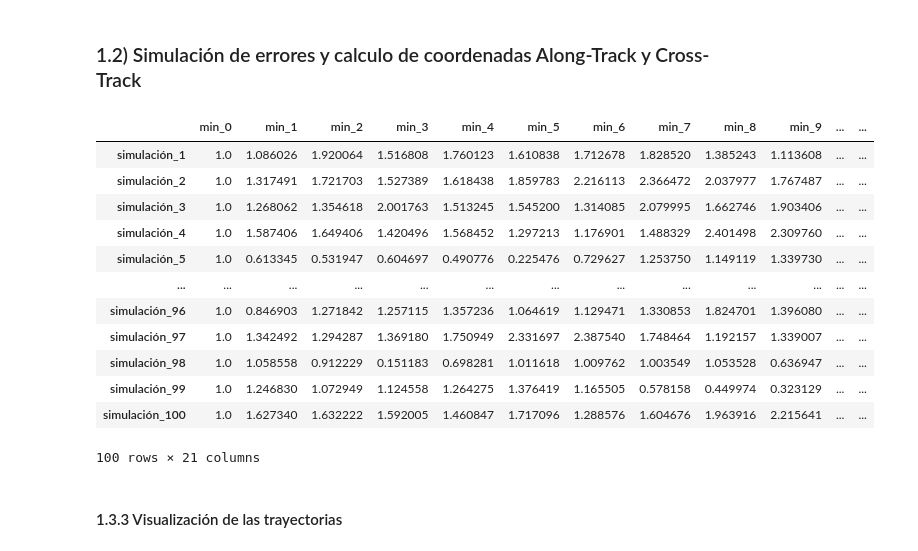
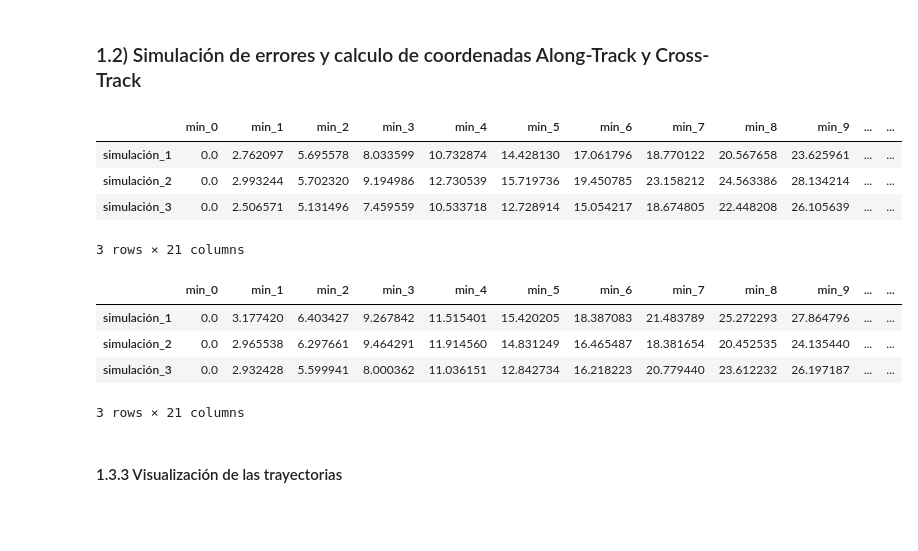
Before and after one commit to AnIsAsPe/Estimacion-probabilidad-conflicto-en-trayectorias-de-vuelos-paralelos, a Jupyter notebook: Notebooks/Estimación_probabilidad_de_conflicto_en_trayectorias_de_vuelo_MonteCarlo.ipynb, the cells around one changed output. Cells and saved outputs as stored; diff of their text form; code cells hidden in the pictures; blank space fills up the shorter version.

```diff
--- a/Notebooks/Estimación_probabilidad_de_conflicto_en_trayectorias_de_vuelo_MonteCarlo.ipynb
+++ b/Notebooks/Estimación_probabilidad_de_conflicto_en_trayectorias_de_vuelo_MonteCarlo.ipynb
@@ -202,22 +217,22 @@ for aeronave, signo_posicion in zip(['A','B'], (1,-1)):
     # CÁLCULO DE COORDENADAS Cross-Track(
 
     X_c[aeronave] = error_c +( d/2 * signo_posicion)
-# %%
-X_c['A']
-# %% [output]
-|  | min_0 | min_1 | min_2 | min_3 | min_4 | min_5 | min_6 | min_7 | min_8 | min_9 | ... | ... |
-| simulación_1 | 1.0 | 1.086026 | 1.920064 | 1.516808 | 1.760123 | 1.610838 | 1.712678 | 1.828520 | 1.385243 | 1.113608 | ... | ... |
-| simulación_2 | 1.0 | 1.317491 | 1.721703 | 1.527389 | 1.618438 | 1.859783 | 2.216113 | 2.366472 | 2.037977 | 1.767487 | ... | ... |
-| simulación_3 | 1.0 | 1.268062 | 1.354618 | 2.001763 | 1.513245 | 1.545200 | 1.314085 | 2.079995 | 1.662746 | 1.903406 | ... | ... |
-| simulación_4 | 1.0 | 1.587406 | 1.649406 | 1.420496 | 1.568452 | 1.297213 | 1.176901 | 1.488329 | 2.401498 | 2.309760 | ... | ... |
-| simulación_5 | 1.0 | 0.613345 | 0.531947 | 0.604697 | 0.490776 | 0.225476 | 0.729627 | 1.253750 | 1.149119 | 1.339730 | ... | ... |
-| ... | ... | ... | ... | ... | ... | ... | ... | ... | ... | ... | ... | ... |
-| simulación_96 | 1.0 | 0.846903 | 1.271842 | 1.257115 | 1.357236 | 1.064619 | 1.129471 | 1.330853 | 1.824701 | 1.396080 | ... | ... |
-| simulación_97 | 1.0 | 1.342492 | 1.294287 | 1.369180 | 1.750949 | 2.331697 | 2.387540 | 1.748464 | 1.192157 | 1.339007 | ... | ... |
-| simulación_98 | 1.0 | 1.058558 | 0.912229 | 0.151183 | 0.698281 | 1.011618 | 1.009762 | 1.003549 | 1.053528 | 0.636947 | ... | ... |
-| simulación_99 | 1.0 | 1.246830 | 1.072949 | 1.124558 | 1.264275 | 1.376419 | 1.165505 | 0.578158 | 0.449974 | 0.323129 | ... | ... |
-| simulación_100 | 1.0 | 1.627340 | 1.632222 | 1.592005 | 1.460847 | 1.717096 | 1.288576 | 1.604676 | 1.963916 | 2.215641 | ... | ... |
-100 rows × 21 columns
+# %%
+X_a['A'].head(3)
+# %% [output]
+|  | min_0 | min_1 | min_2 | min_3 | min_4 | min_5 | min_6 | min_7 | min_8 | min_9 | ... | ... |
+| simulación_1 | 0.0 | 2.762097 | 5.695578 | 8.033599 | 10.732874 | 14.428130 | 17.061796 | 18.770122 | 20.567658 | 23.625961 | ... | ... |
+| simulación_2 | 0.0 | 2.993244 | 5.702320 | 9.194986 | 12.730539 | 15.719736 | 19.450785 | 23.158212 | 24.563386 | 28.134214 | ... | ... |
+| simulación_3 | 0.0 | 2.506571 | 5.131496 | 7.459559 | 10.533718 | 12.728914 | 15.054217 | 18.674805 | 22.448208 | 26.105639 | ... | ... |
+3 rows × 21 columns
+# %%
+X_a['B'].head(3)
+# %% [output]
+|  | min_0 | min_1 | min_2 | min_3 | min_4 | min_5 | min_6 | min_7 | min_8 | min_9 | ... | ... |
+| simulación_1 | 0.0 | 3.177420 | 6.403427 | 9.267842 | 11.515401 | 15.420205 | 18.387083 | 21.483789 | 25.272293 | 27.864796 | ... | ... |
+| simulación_2 | 0.0 | 2.965538 | 6.297661 | 9.464291 | 11.914560 | 14.831249 | 16.465487 | 18.381654 | 20.452535 | 24.135440 | ... | ... |
+| simulación_3 | 0.0 | 2.932428 | 5.599941 | 8.000362 | 11.036151 | 12.842734 | 16.218223 | 20.779440 | 23.612232 | 26.197187 | ... | ... |
+3 rows × 21 columns
 # %% [markdown]
 #### 1.3.3 Visualización de las trayectorias
 # %%
```
Also changed, not shown: parts of 17 cells of this notebook.
